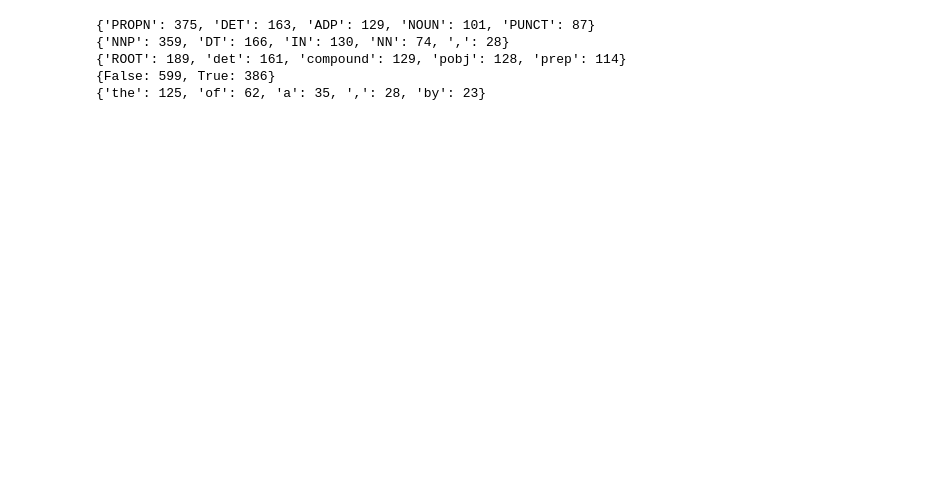
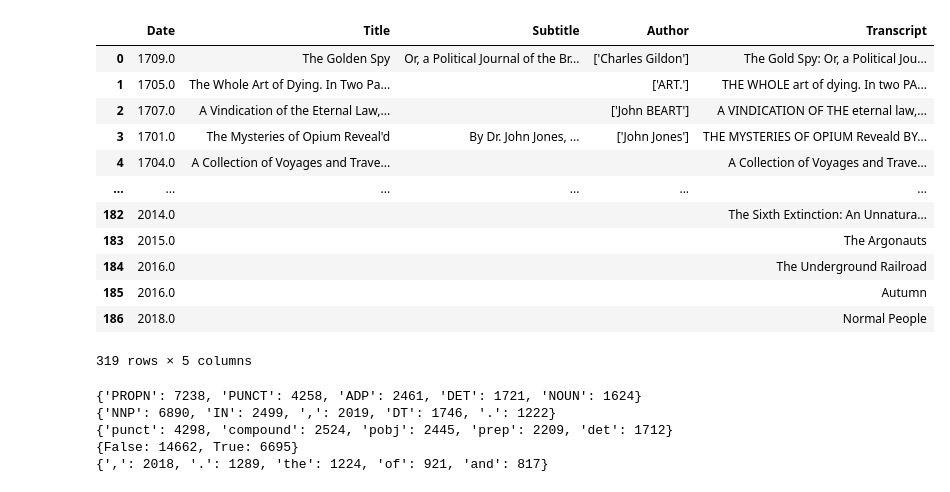
Before and after one commit to j-chen005/Book-Titles, a Jupyter notebook: Parsing.ipynb, the cells around one changed output. Cells and saved outputs as stored; diff of their text form; code cells hidden in the pictures; blank space fills up the shorter version.

```diff
--- a/Parsing.ipynb
+++ b/Parsing.ipynb
@@ -23,3 +45,20 @@ df
+# %%
+data = pd.concat([df, df2])
+data
+# %% [output]
+|  | Date | Title | Subtitle | Author | Transcript |
+| 0 | 1709.0 | The Golden Spy | Or, a Political Journal of the Br... | ['Charles Gildon'] | The Gold Spy: Or, a Political Jou... |
+| 1 | 1705.0 | The Whole Art of Dying. In Two Pa... |  | ['ART.'] | THE WHOLE art of dying. In two PA... |
+| 2 | 1707.0 | A Vindication of the Eternal Law,... |  | ['John BEART'] | A VINDICATION OF THE eternal law,... |
+| 3 | 1701.0 | The Mysteries of Opium Reveal'd | By Dr. John Jones, ... | ['John Jones'] | THE MYSTERIES OF OPIUM Reveald BY... |
+| 4 | 1704.0 | A Collection of Voyages and Trave... |  |  | A Collection of Voyages and Trave... |
+| ... | ... | ... | ... | ... | ... |
+| 182 | 2014.0 |  |  |  | The Sixth Extinction: An Unnatura... |
+| 183 | 2015.0 |  |  |  | The Argonauts |
+| 184 | 2016.0 |  |  |  | The Underground Railroad |
+| 185 | 2016.0 |  |  |  | Autumn |
+| 186 | 2018.0 |  |  |  | Normal People |
+319 rows × 5 columns
 # %%
 import spacy
 
@@ -92,14 +131,14 @@ def most_lemma(df, N):
     final_dict = dict(sorted(word_dict.items(), key = itemgetter(1), reverse=True)[:N])
     return final_dict
 # %%
-print(most_pos(df, 5))
-print(most_tag(df, 5))
-print(most_dep(df, 5))
-print(most_stop(df, 2))
-print(most_lemma(df, 5))
+print(most_pos(data, 5))
+print(most_tag(data, 5))
+print(most_dep(data, 5))
+print(most_stop(data, 2))
+print(most_lemma(data, 5))
 # %% [output]
-{'PROPN': 375, 'DET': 163, 'ADP': 129, 'NOUN': 101, 'PUNCT': 87}
-{'NNP': 359, 'DT': 166, 'IN': 130, 'NN': 74, ',': 28}
-{'ROOT': 189, 'det': 161, 'compound': 129, 'pobj': 128, 'prep': 114}
-{False: 599, True: 386}
-{'the': 125, 'of': 62, 'a': 35, ',': 28, 'by': 23}
+{'PROPN': 7238, 'PUNCT': 4258, 'ADP': 2461, 'DET': 1721, 'NOUN': 1624}
+{'NNP': 6890, 'IN': 2499, ',': 2019, 'DT': 1746, '.': 1222}
+{'punct': 4298, 'compound': 2524, 'pobj': 2445, 'prep': 2209, 'det': 1712}
+{False: 14662, True: 6695}
+{',': 2018, '.': 1289, 'the': 1224, 'of': 921, 'and': 817}
```
Also changed, not shown: parts of 11 cells of this notebook, 2 other files.
